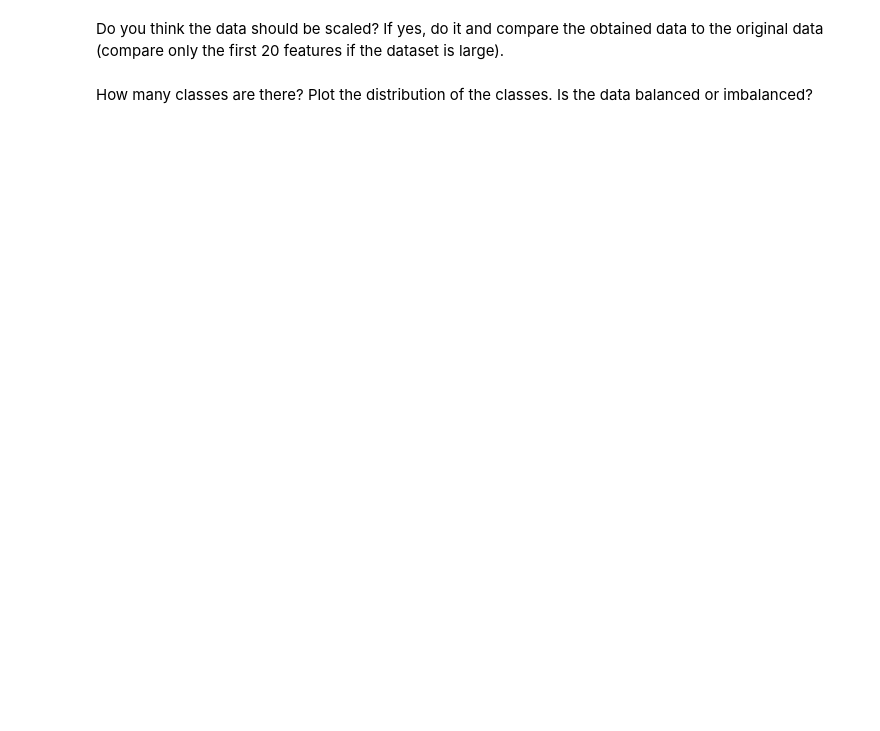
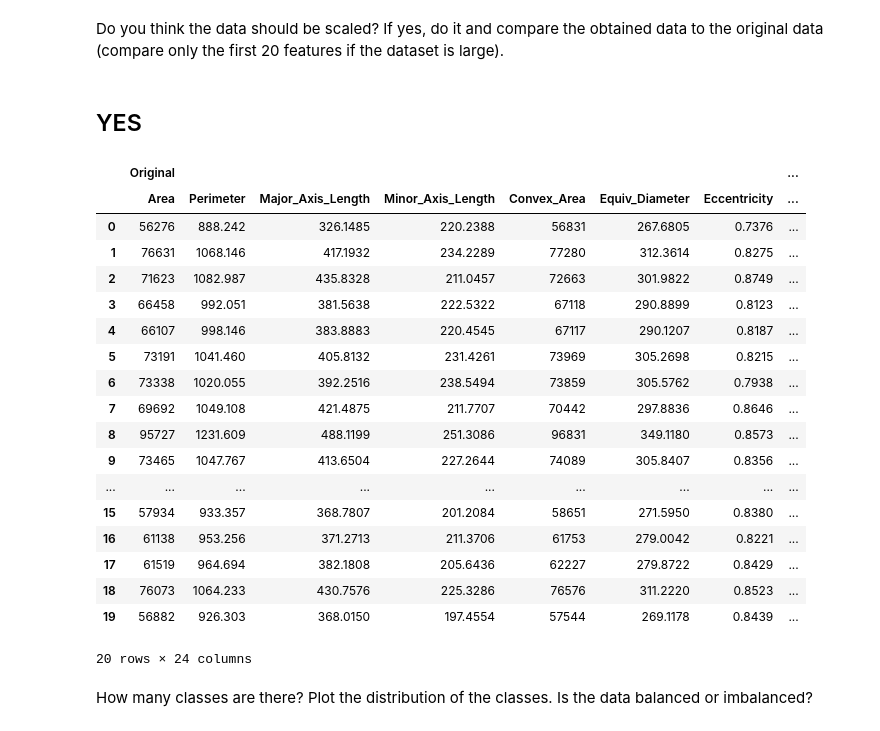
Before and after one commit to Benbakreti0Amine/data_analysis_project_M1CNS, a Jupyter notebook: TD2_3.ipynb, the cells around one changed output. Drawn from its saved outputs; the diff is of its cells as text; code cells hidden in the pictures; blank space fills up the shorter version.

```diff
--- a/TD2_3.ipynb
+++ b/TD2_3.ipynb
@@ -250,2 +232,39 @@ for i, label in enumerate(le.classes_):
+# %% [markdown]
+## YES
+# %%
+from sklearn.preprocessing import StandardScaler
+import pandas as pd
+
+scaler = StandardScaler()
+X_scaled = scaler.fit_transform(X)
+X_scaled_df = pd.DataFrame(X_scaled, columns=X.columns)
+# %%
+#comparison for first 20 rows
+comparison = pd.concat(
+    [X.head(20), X_scaled_df.head(20)],
+    axis=1,
+    keys=['Original', 'Scaled']
+)
+comparison
+# %% [output]
+|  | Original |  |  |  |  |  |  | ... |
+|  | Area | Perimeter | Major_Axis_Length | Minor_Axis_Length | Convex_Area | Equiv_Diameter | Eccentricity | ... |
+| 0 | 56276 | 888.242 | 326.1485 | 220.2388 | 56831 | 267.6805 | 0.7376 | ... |
+| 1 | 76631 | 1068.146 | 417.1932 | 234.2289 | 77280 | 312.3614 | 0.8275 | ... |
+| 2 | 71623 | 1082.987 | 435.8328 | 211.0457 | 72663 | 301.9822 | 0.8749 | ... |
+| 3 | 66458 | 992.051 | 381.5638 | 222.5322 | 67118 | 290.8899 | 0.8123 | ... |
+| 4 | 66107 | 998.146 | 383.8883 | 220.4545 | 67117 | 290.1207 | 0.8187 | ... |
+| 5 | 73191 | 1041.460 | 405.8132 | 231.4261 | 73969 | 305.2698 | 0.8215 | ... |
+| 6 | 73338 | 1020.055 | 392.2516 | 238.5494 | 73859 | 305.5762 | 0.7938 | ... |
+| 7 | 69692 | 1049.108 | 421.4875 | 211.7707 | 70442 | 297.8836 | 0.8646 | ... |
+| 8 | 95727 | 1231.609 | 488.1199 | 251.3086 | 96831 | 349.1180 | 0.8573 | ... |
+| 9 | 73465 | 1047.767 | 413.6504 | 227.2644 | 74089 | 305.8407 | 0.8356 | ... |
+| ... | ... | ... | ... | ... | ... | ... | ... | ... |
+| 15 | 57934 | 933.357 | 368.7807 | 201.2084 | 58651 | 271.5950 | 0.8380 | ... |
+| 16 | 61138 | 953.256 | 371.2713 | 211.3706 | 61753 | 279.0042 | 0.8221 | ... |
+| 17 | 61519 | 964.694 | 382.1808 | 205.6436 | 62227 | 279.8722 | 0.8429 | ... |
+| 18 | 76073 | 1064.233 | 430.7576 | 225.3286 | 76576 | 311.2220 | 0.8523 | ... |
+| 19 | 56882 | 926.303 | 368.0150 | 197.4554 | 57544 | 269.1178 | 0.8439 | ... |
+20 rows × 24 columns
 # %% [markdown]
 How many classes are there? Plot the distribution of the classes. Is the data balanced or imbalanced?
```
Also changed, not shown: parts of 33 cells of this notebook.
